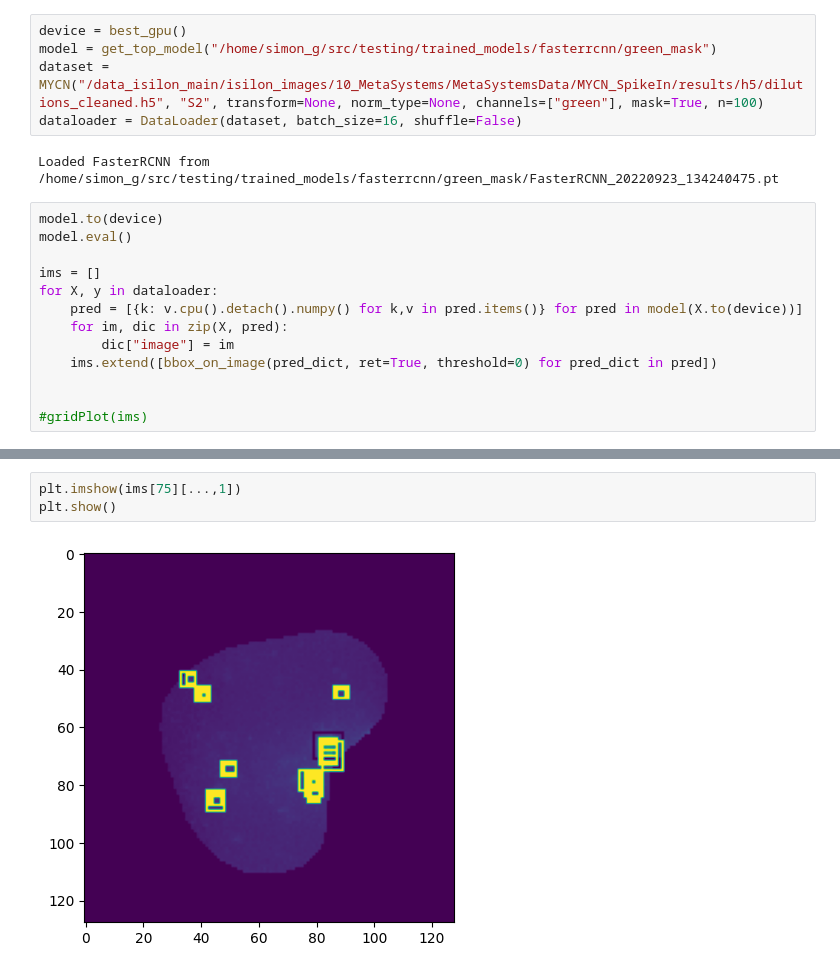
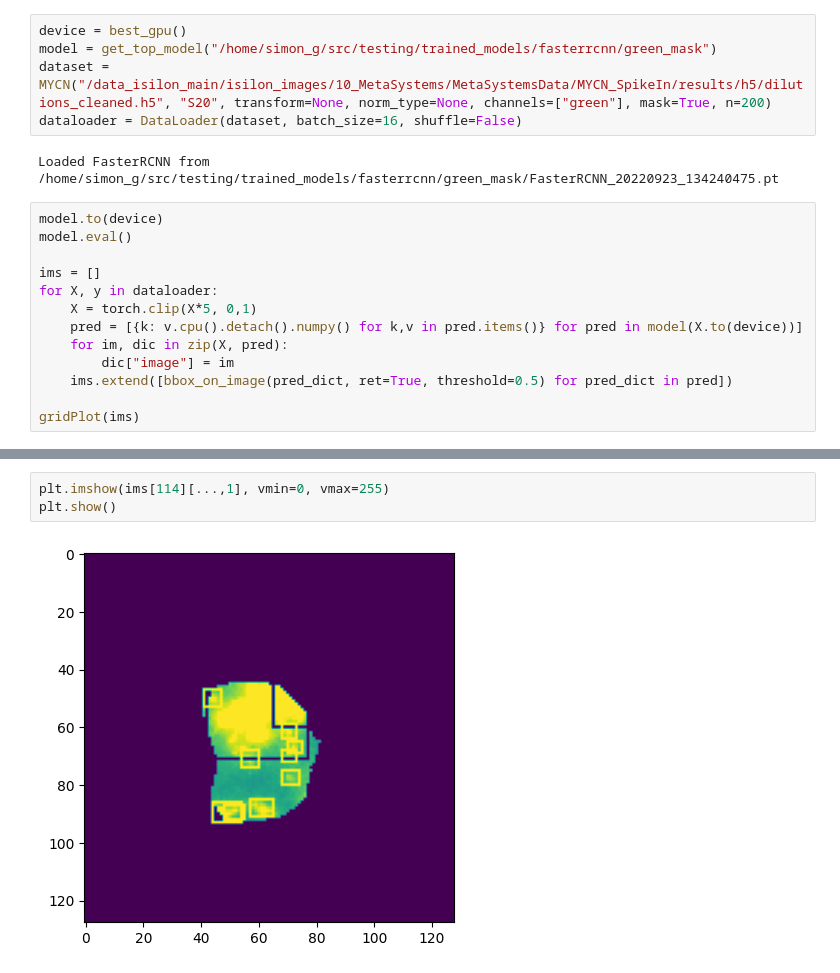
Before and after one commit to SimonBon/FISHClass, a Jupyter notebook: evaluation/check_fasterrcnn.ipynb, the cells around one changed output, grey strips where cells are left out. Saved outputs shown, nothing was run; the diff lists cells and outputs as text.

```diff
--- a/evaluation/check_fasterrcnn.ipynb
+++ b/evaluation/check_fasterrcnn.ipynb
@@ -8,7 +9,7 @@ import matplotlib.pyplot as plt
 # %%
 device = best_gpu()
 model = get_top_model("/home/simon_g/src/testing/trained_models/fasterrcnn/green_mask")
-dataset = MYCN("/data_isilon_main/isilon_images/10_MetaSystems/MetaSystemsData/MYCN_SpikeIn/results/h5/dilutions_cleaned.h5", "S2", transform=None, norm_type=None, channels=["green"], mask=True, n=100)
+dataset = MYCN("/data_isilon_main/isilon_images/10_MetaSystems/MetaSystemsData/MYCN_SpikeIn/results/h5/dilutions_cleaned.h5", "S20", transform=None, norm_type=None, channels=["green"], mask=True, n=200)
 dataloader = DataLoader(dataset, batch_size=16, shuffle=False)
 # %% [output]
 Loaded FasterRCNN from /home/simon_g/src/testing/trained_models/fasterrcnn/green_mask/FasterRCNN_20220923_134240475.pt
@@ -18,10 +19,10 @@ model.eval()
 
 ims = []
 for X, y in dataloader:
+    X = torch.clip(X*5, 0,1)
     pred = [{k: v.cpu().detach().numpy() for k,v in pred.items()} for pred in model(X.to(device))]
     for im, dic in zip(X, pred):
         dic["image"] = im
-    ims.extend([bbox_on_image(pred_dict, ret=True, threshold=0) for pred_dict in pred])
+    ims.extend([bbox_on_image(pred_dict, ret=True, threshold=0.5) for pred_dict in pred])
 
-
-#gridPlot(ims)
+gridPlot(ims)
@@ -28,5 +32,5 @@ for X, y in dataloader:
 # %%
-plt.imshow(ims[75][...,1])
+plt.imshow(ims[114][...,1], vmin=0, vmax=255)
 plt.show()
 # %% [output]
-[figure, old version]
+[figure, new version]
```
Also changed, not shown: parts of 2 cells of this notebook.
